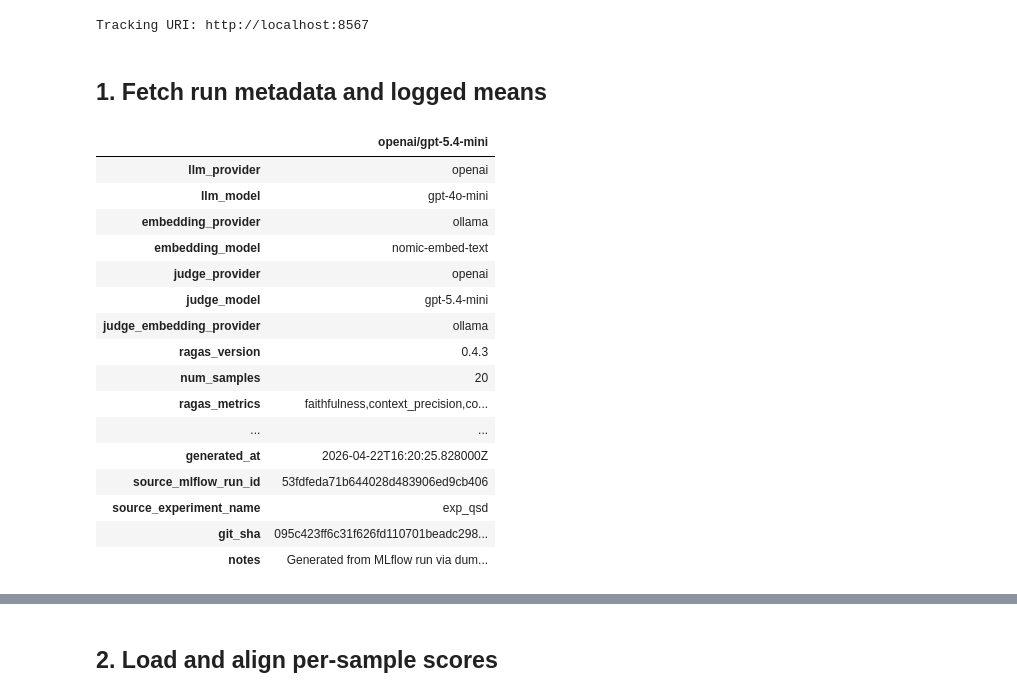
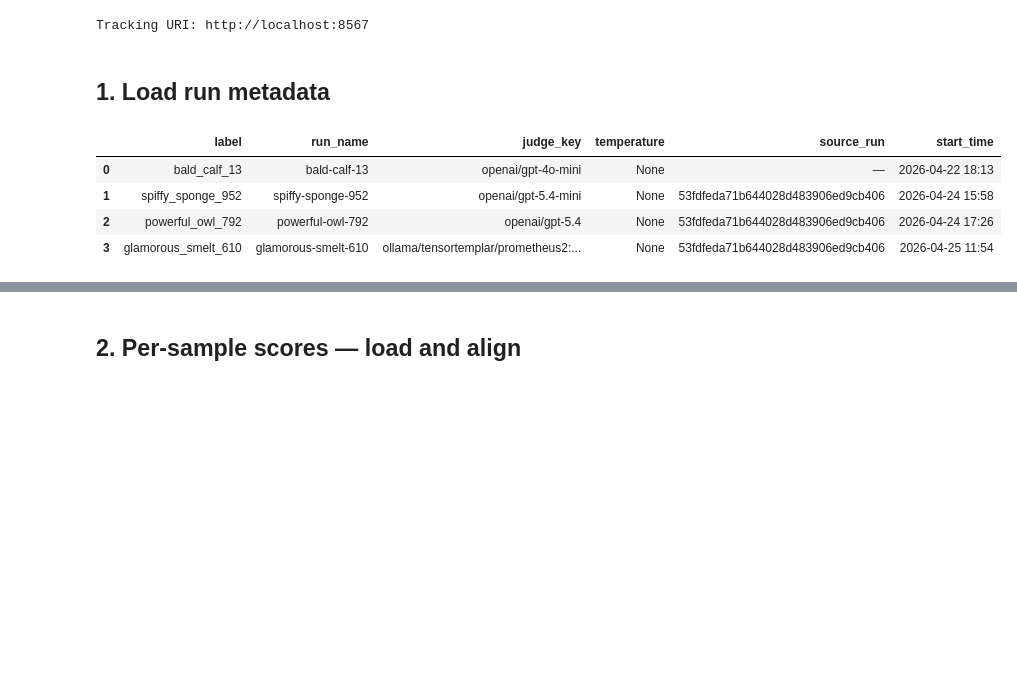
Before and after one commit to MaheeGamage/langchain-rag, a Jupyter notebook: experimentation/mlflow-query/compare_3_judges.ipynb, the cells around one changed output, grey strips where cells are left out. Saved outputs shown, nothing was run; the diff lists cells and outputs as text; code cells hidden in the pictures; blank space fills up the shorter version.

```diff
--- a/experimentation/mlflow-query/compare_3_judges.ipynb
+++ b/experimentation/mlflow-query/compare_3_judges.ipynb
@@ -91,47 +157,43 @@ def judge_label(info, fallback):
 # %% [markdown]
-## 1. Fetch run metadata and logged means
+## 1. Load run metadata
 # %%
-runs_info = {}
-for label, run_id in RUNS.items():
-    run = client.get_run(run_id)
-    runs_info[label] = {
-        "run_id": run_id,
-        "params": dict(run.data.params),
-        "metrics": dict(run.data.metrics),
+runs_meta = {}
+for label, cfg in RUNS.items():
+    run = client.get_run(cfg["run_id"])
+    params = dict(run.data.params)
+
+    # Resolve temperature: manual override takes priority over run params
+    if cfg["temperature"] is not None:
+        temp = cfg["temperature"]
+    else:
+        raw = params.get("judge_temperature") or params.get("temperature")
+        temp = float(raw) if raw is not None else None
+
+    runs_meta[label] = {
+        "run_id":     cfg["run_id"],
+        "run_name":   run.info.run_name,
+        "params":     params,
+        "metrics":    dict(run.data.metrics),
         "start_time": pd.to_datetime(run.info.start_time, unit="ms"),
-        "status": run.info.status,
+        "judge_key":  judge_key_from_params(params),
+        "temperature": temp,
     }
 
-JUDGE_LABELS = {label: judge_label(info, label) for label, info in runs_info.items()}
-JUDGE_ORDER = list(RUNS.keys())
-
-params_df = pd.DataFrame({JUDGE_LABELS[label]: info["params"] for label, info in runs_info.items()})
-display(params_df)
-
-metrics_df = pd.DataFrame({JUDGE_LABELS[label]: info["metrics"] for label, info in runs_info.items()})
-metric_order = [m for m in METRIC_COLS if m in metrics_df.index] + [m for m in metrics_df.index if m not in METRIC_COLS]
-metrics_df = metrics_df.loc[metric_order]
-
-for left, right in itertools.combinations(JUDGE_ORDER, 2):
-    col = f"diff ({JUDGE_LABELS[right]} - {JUDGE_LABELS[left]})"
-    metrics_df[col] = metrics_df[JUDGE_LABELS[right]] - metrics_df[JUDGE_LABELS[left]]
-
-metrics_df.round(4)
+summary = pd.DataFrame([
+    {
+        "label":       lbl,
+        "run_name":    m["run_name"],
+        "judge_key":   m["judge_key"],
+        "temperature": m["temperature"],
+        "source_run":  m["params"].get("source_mlflow_run_id", "—"),
+        "start_time":  m["start_time"].strftime("%Y-%m-%d %H:%M"),
+    }
+    for lbl, m in runs_meta.items()
+])
+display(summary)
 # %% [output]
-|  | openai/gpt-5.4-mini |
-| llm_provider | openai |
-| llm_model | gpt-4o-mini |
-| embedding_provider | ollama |
-| embedding_model | nomic-embed-text |
-| judge_provider | openai |
-| judge_model | gpt-5.4-mini |
-| judge_embedding_provider | ollama |
-| ragas_version | 0.4.3 |
-| num_samples | 20 |
-| ragas_metrics | faithfulness,context_precision,co... |
-| ... | ... |
-| generated_at | 2026-04-22T16:20:25.828000Z |
-| source_mlflow_run_id | 53fdfeda71b644028d483906ed9cb406 |
-| source_experiment_name | exp_qsd |
-| git_sha | 095c423ff6c31f626fd110701beadc298... |
-| notes | Generated from MLflow run via dum... |
+|  | label | run_name | judge_key | temperature | source_run | start_time |
+| 0 | bald_calf_13 | bald-calf-13 | openai/gpt-4o-mini | None | — | 2026-04-22 18:13 |
+| 1 | spiffy_sponge_952 | spiffy-sponge-952 | openai/gpt-5.4-mini | None | 53fdfeda71b644028d483906ed9cb406 | 2026-04-24 15:58 |
+| 2 | powerful_owl_792 | powerful-owl-792 | openai/gpt-5.4 | None | 53fdfeda71b644028d483906ed9cb406 | 2026-04-24 17:26 |
+| 3 | glamorous_smelt_610 | glamorous-smelt-610 | ollama/tensortemplar/prometheus2:... | None | 53fdfeda71b644028d483906ed9cb406 | 2026-04-25 11:54 |
@@ -155,3 +200,3 @@ metrics_df.round(4)
 # %% [markdown]
-## 2. Load and align per-sample scores
+## 2. Per-sample scores — load and align
 # %%
```
Also changed, not shown: parts of 23 cells of this notebook, 5 other files.
